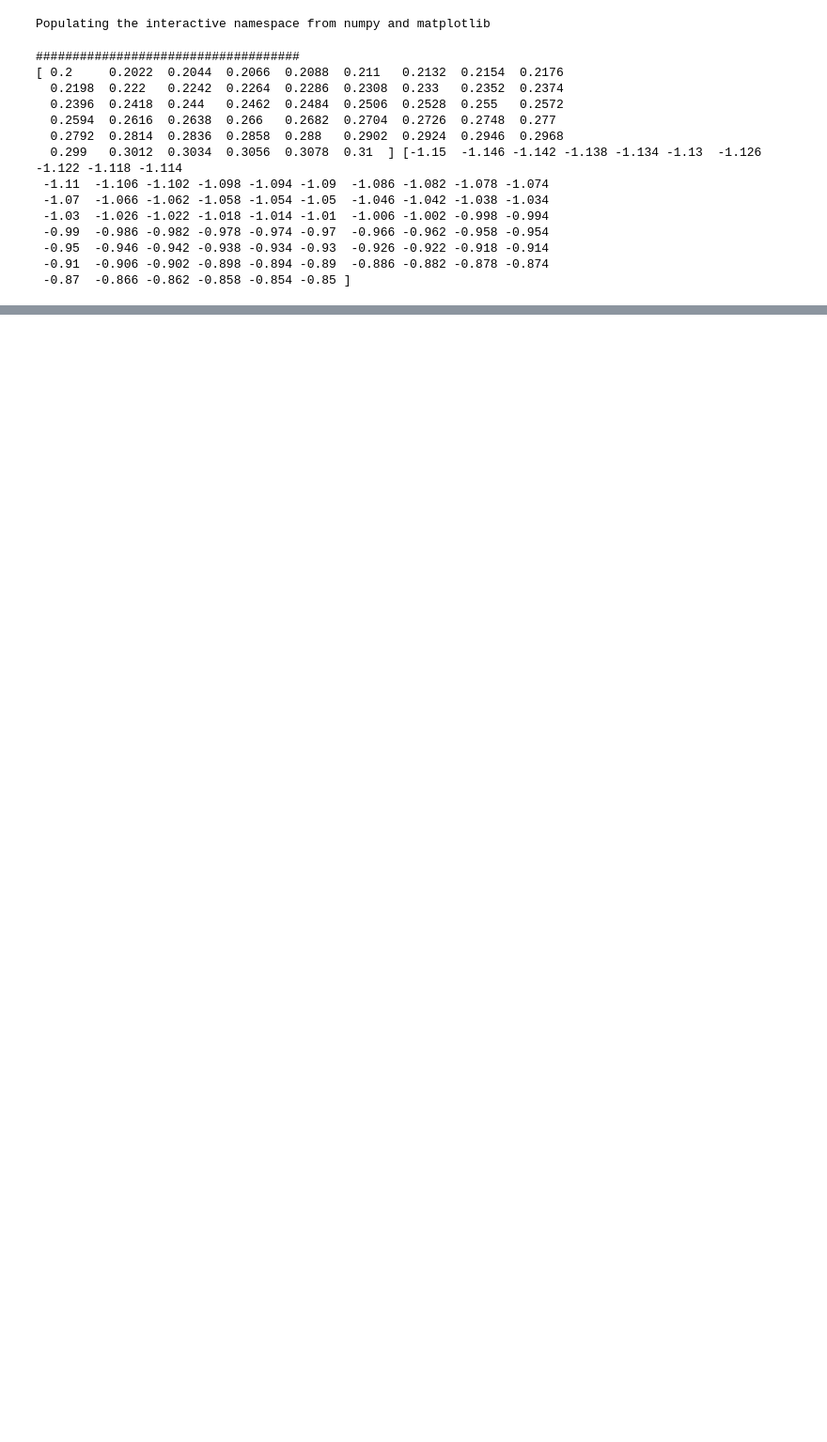
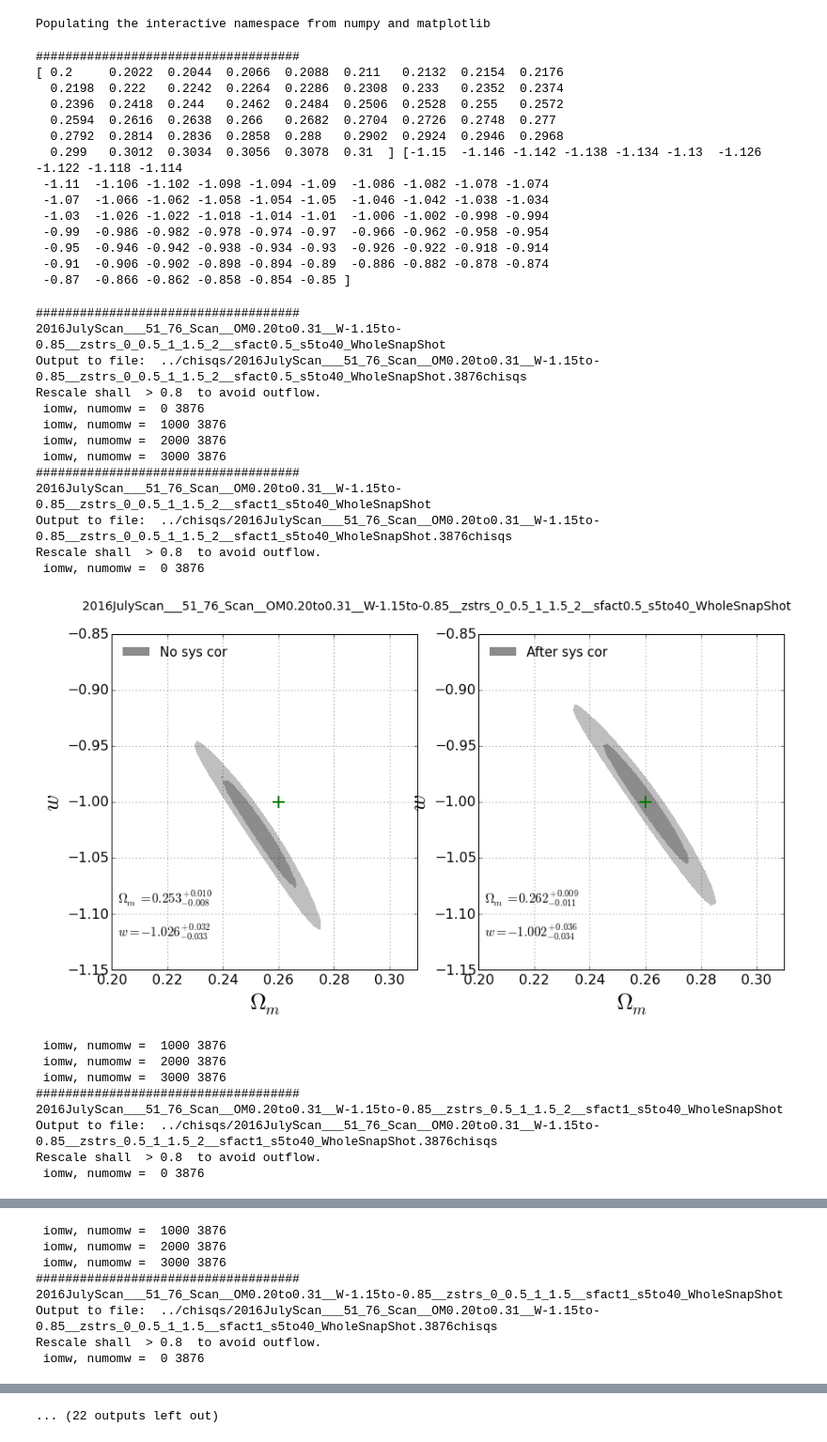
Before and after one commit to xiaodongli1986/LSS_xis, a Jupyter notebook: src/Calc_Omegam_likelihood.B.Test_i1i2_sfact_zstrs.ipynb, the cells around one changed output, grey strips where cells are left out. Shown: that part at 94% size. Saved outputs shown, nothing was run; the diff lists cells and outputs as text; code cells hidden in the pictures; blank space fills up the shorter version.

```diff
--- a/src/Calc_Omegam_likelihood.B.Test_i1i2_sfact_zstrs.ipynb
+++ b/src/Calc_Omegam_likelihood.B.Test_i1i2_sfact_zstrs.ipynb
@@ -57,7 +57,8 @@ do_calc = False
 for i1i2 in [[6,40],[6,30],[6,20],[4,40],[3,40],[2,40],[1,40],[8,40],[10,40],[15,40],[20,40],[30,40]]:
 
  if i1i2 == [6,40]:
-    sfacts = [0,0.5,1,1.5,2]
+    #sfacts = [0,0.5,1,1.5,2]
+    sfacts = [0.5,1,1.5,2]
  else:
     sfacts = [1]
 
@@ -312,30 +313,53 @@ for i1i2 in [[6,40],[6,30],[6,20],[4,40],[3,40],[2,40],[1,40],[8,40],[10,40],[15
     ### Plot contour
     nowfile = scanchisqfile
     nowarray =  open(nowfile, 'r').readlines()
     nowarray = [XX.split() for XX in nowarray]
     nowarray = nowarray[1:len(nowarray)]
     chisq_uncor_dict = {}
     chisq_corred_dict = {}
     omwstrs, chisq_uncor, chisq_corred = XYZfromdata(nowarray,0,5,6)
 
     for iomw in range(len(omwstrs)):
         chisq_uncor_dict[omwstrs[iomw]] = float(chisq_uncor[iomw])
         chisq_corred_dict[omwstrs[iomw]] = float(chisq_corred[iomw])
 
     chisq_uncor_2dlist = [[chisq_uncor_dict[omwstr(om,w)] for om in omlist] for w in wlist]
     chisq_corred_2dlist = [[chisq_corred_dict[omwstr(om,w)] for om in omlist] for w in wlist]
 
     sigs = [sig1,sig2]
 
     fig = plt.figure(figsize=(14,7))
     ax1,ax2 = fig.add_subplot(121), fig.add_subplot(122)
     plot_contour(ax1, omlist, wlist, chisq_uncor_2dlist, sigs=sigs, do_smooth=False, label='No sys cor')
     plot_contour(ax2, omlist, wlist, chisq_corred_2dlist, sigs=sigs, do_smooth=False, label='After sys cor')
     fig.suptitle(scanstr,fontsize=14)
     for ax in [ax1,ax2]:
         ax.set_xlim(ommin,ommax)
         ax.set_ylim(wmin,wmax)
         #ax.set_xlim(0.2,0.3)
         #ax.set_ylim(-1.15,-0.85)
         ax.grid()
     fig.savefig(scanstr+'.contour.eps', format='eps')
+# %% [output]
+####################################
+2016JulyScan___51_76_Scan__OM0.20to0.31__W-1.15to-0.85__zstrs_0_0.5_1_1.5_2__sfact0.5_s5to40_WholeSnapShot
+Output to file:  ../chisqs/2016JulyScan___51_76_Scan__OM0.20to0.31__W-1.15to-0.85__zstrs_0_0.5_1_1.5_2__sfact0.5_s5to40_WholeSnapShot.3876chisqs
+Rescale shall  > 0.8  to avoid outflow.
+ iomw, numomw =  0 3876
+ iomw, numomw =  1000 3876
+ iomw, numomw =  2000 3876
+ iomw, numomw =  3000 3876
+####################################
+2016JulyScan___51_76_Scan__OM0.20to0.31__W-1.15to-0.85__zstrs_0_0.5_1_1.5_2__sfact1_s5to40_WholeSnapShot
+Output to file:  ../chisqs/2016JulyScan___51_76_Scan__OM0.20to0.31__W-1.15to-0.85__zstrs_0_0.5_1_1.5_2__sfact1_s5to40_WholeSnapShot.3876chisqs
+Rescale shall  > 0.8  to avoid outflow.
+ iomw, numomw =  0 3876
+[figure, added]
+ iomw, numomw =  1000 3876
+ iomw, numomw =  2000 3876
+ iomw, numomw =  3000 3876
+####################################
+2016JulyScan___51_76_Scan__OM0.20to0.31__W-1.15to-0.85__zstrs_0.5_1_1.5_2__sfact1_s5to40_WholeSnapShot
+Output to file:  ../chisqs/2016JulyScan___51_76_Scan__OM0.20to0.31__W-1.15to-0.85__zstrs_0.5_1_1.5_2__sfact1_s5to40_WholeSnapShot.3876chisqs
+Rescale shall  > 0.8  to avoid outflow.
+ iomw, numomw =  0 3876
@@ -341,0 +367,8 @@ for i1i2 in [[6,40],[6,30],[6,20],[4,40],[3,40],[2,40],[1,40],[8,40],[10,40],[15
+ iomw, numomw =  1000 3876
+ iomw, numomw =  2000 3876
+ iomw, numomw =  3000 3876
+####################################
+2016JulyScan___51_76_Scan__OM0.20to0.31__W-1.15to-0.85__zstrs_0_0.5_1_1.5__sfact1_s5to40_WholeSnapShot
+Output to file:  ../chisqs/2016JulyScan___51_76_Scan__OM0.20to0.31__W-1.15to-0.85__zstrs_0_0.5_1_1.5__sfact1_s5to40_WholeSnapShot.3876chisqs
+Rescale shall  > 0.8  to avoid outflow.
+ iomw, numomw =  0 3876
@@ -341,0 +403 @@ for i1i2 in [[6,40],[6,30],[6,20],[4,40],[3,40],[2,40],[1,40],[8,40],[10,40],[15
+... (22 outputs left out)
```
Also changed, not shown: parts of 3 cells of this notebook, 47 other files.
